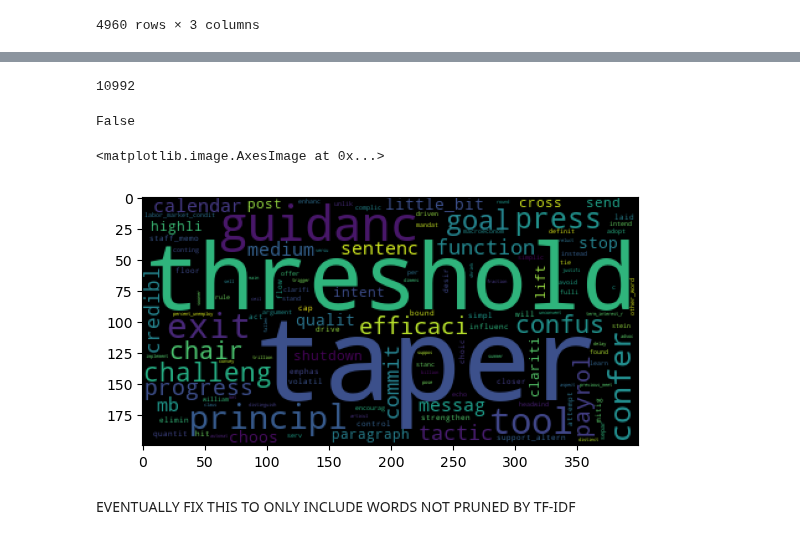
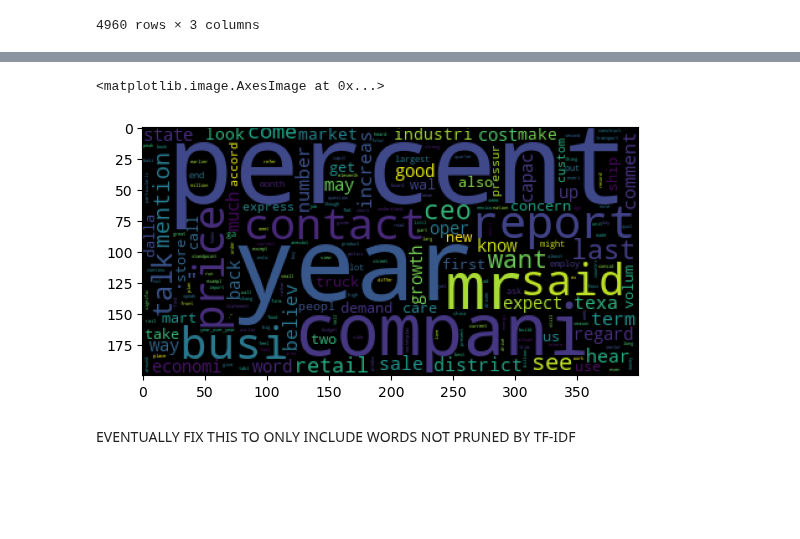
Before and after one commit to bendurham441/fed-nlp, a Jupyter notebook: topic_modelling.ipynb, the cells around one changed output, grey strips where cells are left out. Saved outputs shown, nothing was run; the diff lists cells and outputs as text; code cells hidden in the pictures; blank space fills up the shorter version.

Commit message:
Topic modelling after the change in TF-IDF to be at the utterance level

```diff
--- a/topic_modelling.ipynb
+++ b/topic_modelling.ipynb
@@ -37,7 +37,7 @@ tdf_g['tokens'] = tdf_g['text_enhanced'].apply(lambda x : utils.process(x, stemm
 # %%
 texts = tdf_g['tokens'].tolist()
 # %%
-dictionary = Dictionary(texts)
+dictionary = Dictionary().load('12-10dict')
 # %%
 len(dictionary)
 # %% [output]
@@ -54,17 +44,0 @@ dictionary[686]
-# %%
-count = 0
-
-freqs = {}
-doc_appears = {}
-
-for text in texts:
-    for token, freq in dictionary.doc2bow(text):
-        if token in freqs:
-            freqs[token] += freq
-        else:
-            freqs[token] = freq
-        if token in doc_appears:
-            doc_appears[token] += 1
-        else:
-            doc_appears[token] = 1
-    count +=1
@@ -106,13 +45,3 @@ len(tokens_to_keep)
-# %%
-dictionary.filter_tokens(good_ids=tokens_to_keep)
-dictionary.compactify()
-len(dictionary)
-# %% [output]
-10992
-# %%
-'product' in dictionary
-# %% [output]
-False
 # %%
 corpus = [dictionary.doc2bow(text) for text in texts]
 # %%
@@ -120,10 +49,10 @@ K = 45
 # %%
 ldamodel = LdaModel(corpus, num_topics=K, id2word=dictionary, passes=10, random_state=0, minimum_probability=0, eta=0.025, alpha=50/K)
 # %%
-plt.imshow(WordCloud().fit_words(dict(ldamodel.show_topic(5, 200))))
+plt.imshow(WordCloud().fit_words(dict(ldamodel.show_topic(15, 200))))
 # %% [output]
 <matplotlib.image.AxesImage at 0x...>
-[figure, old version]
+[figure, new version]
 # %%
 ldamodel.print_topics(num_topics=45, num_words=10)
 # %%
```
Also changed, not shown: parts of 12 cells of this notebook.
